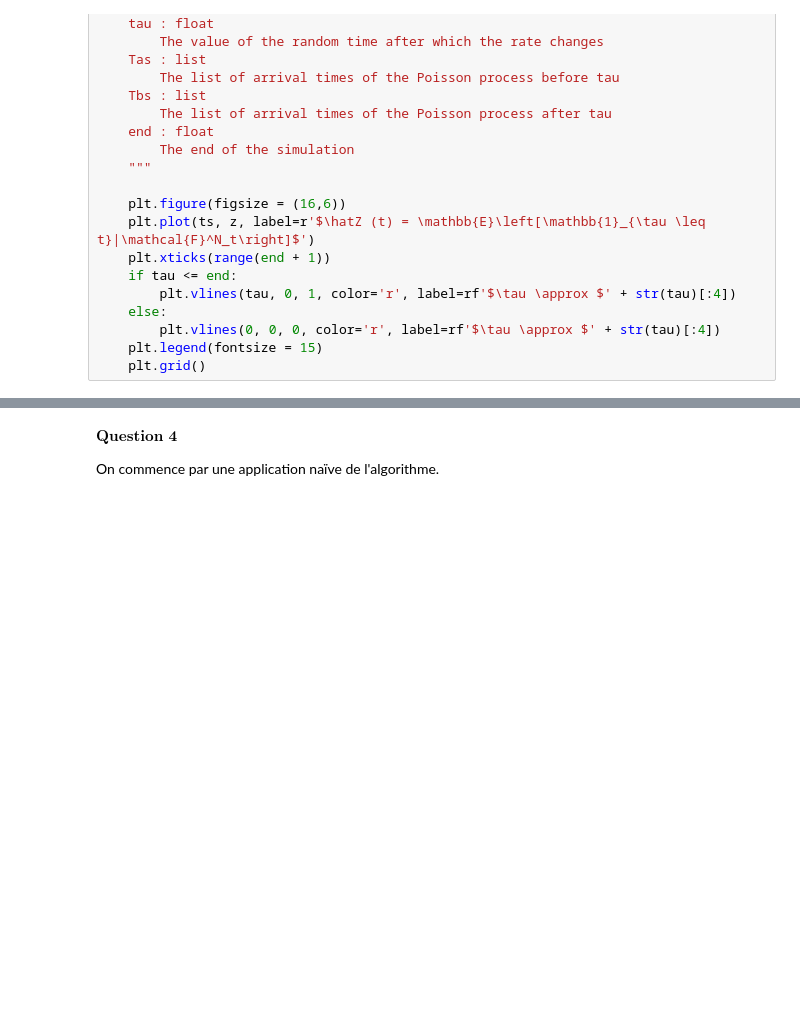
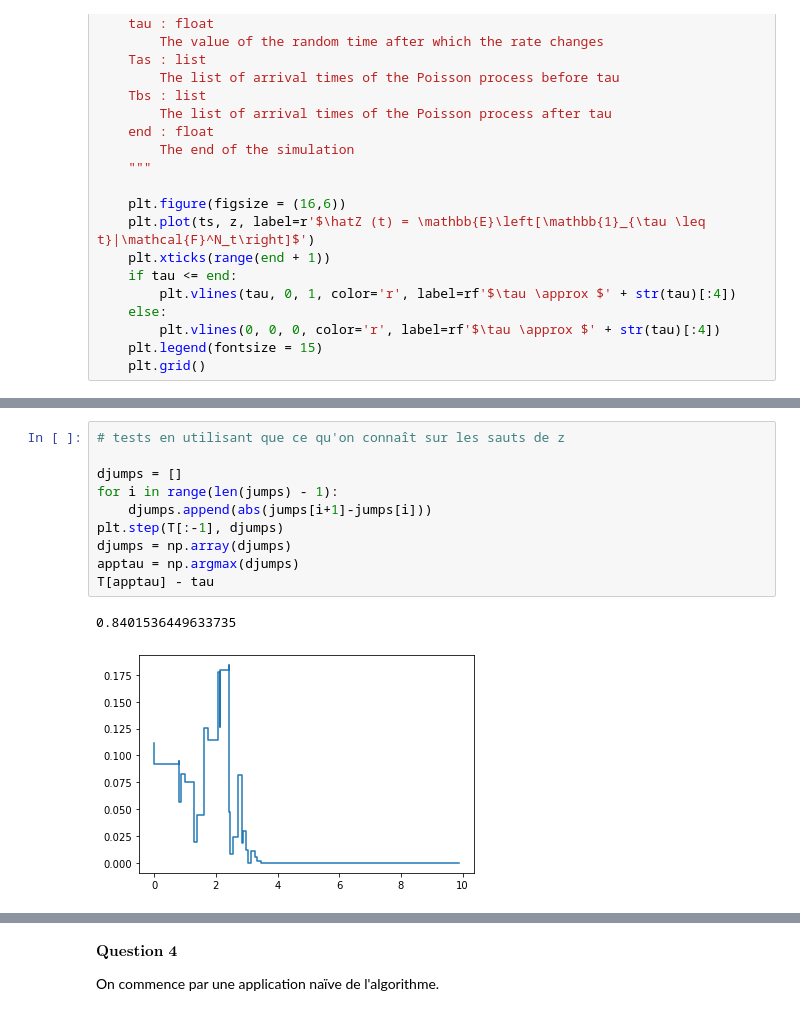
Before and after one commit to Qzaac/MACS207b, a Jupyter notebook: filtrage_macs207b.ipynb, the cells around one changed output, grey strips where cells are left out. Cells and saved outputs as stored; diff of their text form; blank space fills up the shorter version.

```diff
--- a/filtrage_macs207b.ipynb
+++ b/filtrage_macs207b.ipynb
@@ -235,0 +246,13 @@ plt.show()
+# %%
+# tests en utilisant que ce qu'on connaît sur les sauts de z
+
+djumps = []
+for i in range(len(jumps) - 1):
+    djumps.append(abs(jumps[i+1]-jumps[i]))
+plt.step(T[:-1], djumps)
+djumps = np.array(djumps)
+apptau = np.argmax(djumps)
+T[apptau] - tau
+# %% [output]
+0.8401536449633735
+[figure, added]
```
Also changed, not shown: parts of 6 cells of this notebook.
